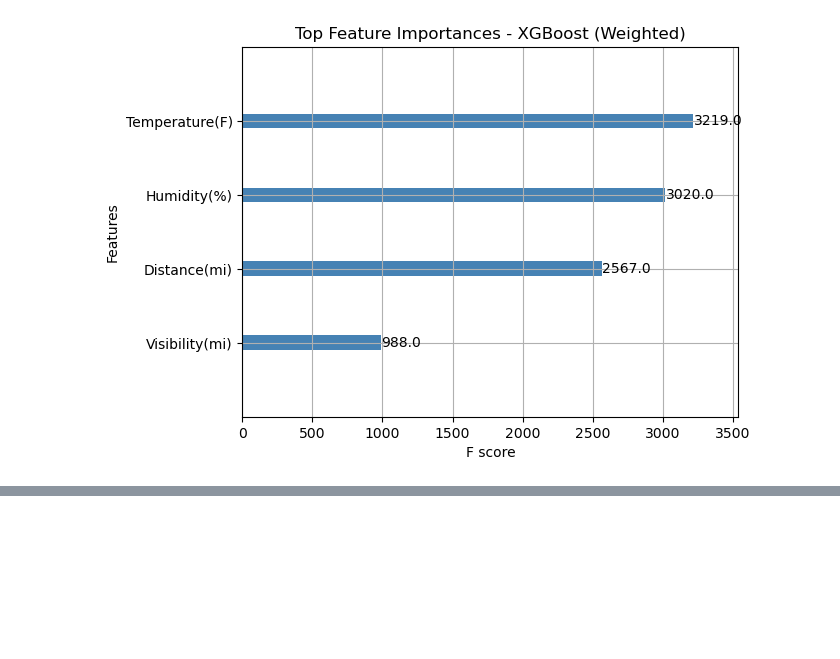
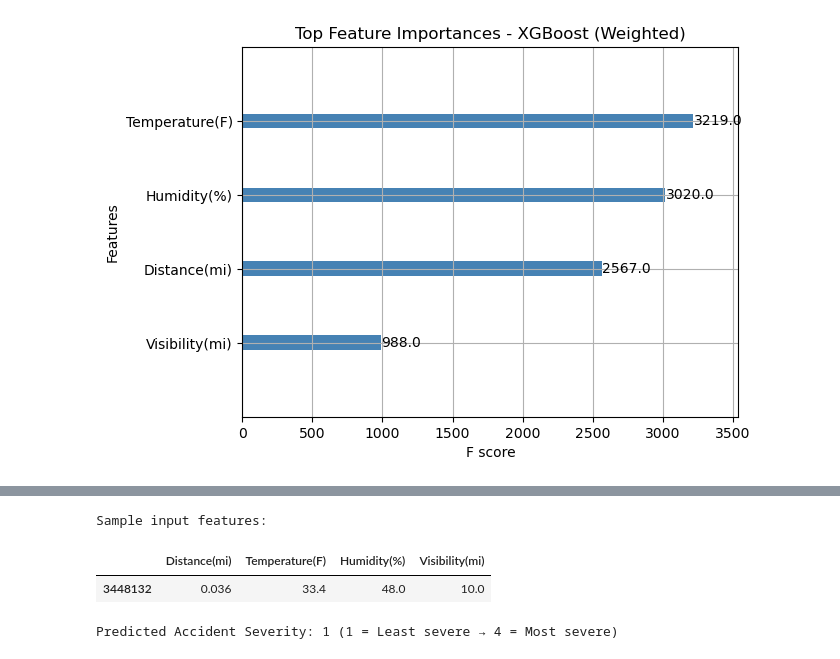
Before and after one commit to TiarnanTuite/traffic_accident_analysis, a Jupyter notebook: notebooks/05_final_analysis.ipynb, the cells around one changed output, grey strips where cells are left out. Drawn from its saved outputs; the diff is of its cells as text; code cells hidden in the pictures; blank space fills up the shorter version.

```diff
--- a/notebooks/05_final_analysis.ipynb
+++ b/notebooks/05_final_analysis.ipynb
@@ -115,0 +119,45 @@ This demonstrates the model’s ability to focus on the most meaningful variable
+# %%
+
+# Retrieve the feature names from the trained XGBoost model
+training_columns = xgb_model.get_booster().feature_names
+
+# Reconstruct the dataset to match the original training structure
+df["Start_Time"] = pd.to_datetime(df["Start_Time"])
+df["Hour"] = df["Start_Time"].dt.hour
+df["DayOfWeek"] = df["Start_Time"].dt.dayofweek
+df["Month"] = df["Start_Time"].dt.month
+
+# Select only the features used during model training
+keep_cols = [
+    "Distance(mi)", "Temperature(F)", "Wind_Chill(F)", "Humidity(%)", "Pressure(in)",
+    "Visibility(mi)", "Wind_Speed(mph)", "Precipitation(in)",
+    "State", "Timezone", "Weather_Condition", "Wind_Direction", "Sunrise_Sunset",
+    "Hour", "DayOfWeek", "Month"
+]
+X = df[keep_cols]
+
+# Encode categorical features using one-hot encoding (consistent with training)
+categorical_cols = ["State", "Timezone", "Weather_Condition", "Wind_Direction", "Sunrise_Sunset"]
+X = pd.get_dummies(X, columns=categorical_cols, drop_first=True)
+
+# Align dataset columns with model’s expected features (add missing / drop extras)
+for col in training_columns:
+    if col not in X.columns:
+        X[col] = 0
+X = X[training_columns]
+
+# Randomly select a single record for testing
+sample_row = X.sample(1, random_state=42)
+
+# Predict accident severity using the final trained model
+predicted_severity = xgb_model.predict(sample_row)[0]
+
+# Display the input sample and prediction
+print("Sample input features:")
+display(sample_row.head(1))
+print(f"\nPredicted Accident Severity: {int(predicted_severity)} (1 = Least severe → 4 = Most severe)")
+# %% [output]
+Sample input features:
+|  | Distance(mi) | Temperature(F) | Humidity(%) | Visibility(mi) |
+| 3448132 | 0.036 | 33.4 | 48.0 | 10.0 |
+Predicted Accident Severity: 1 (1 = Least severe → 4 = Most severe)
```
Also changed, not shown: parts of 7 cells of this notebook, 1 other file.
